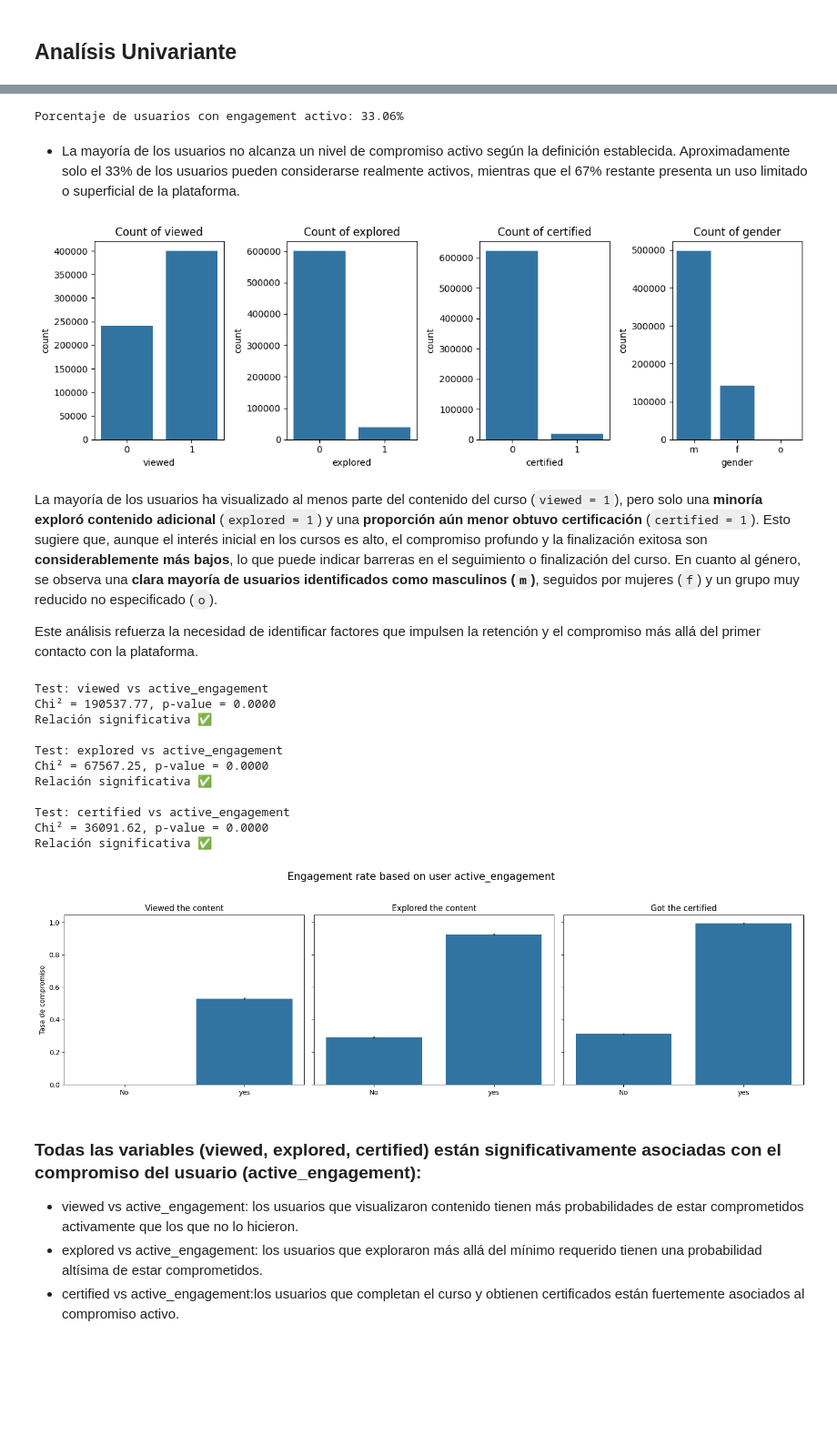
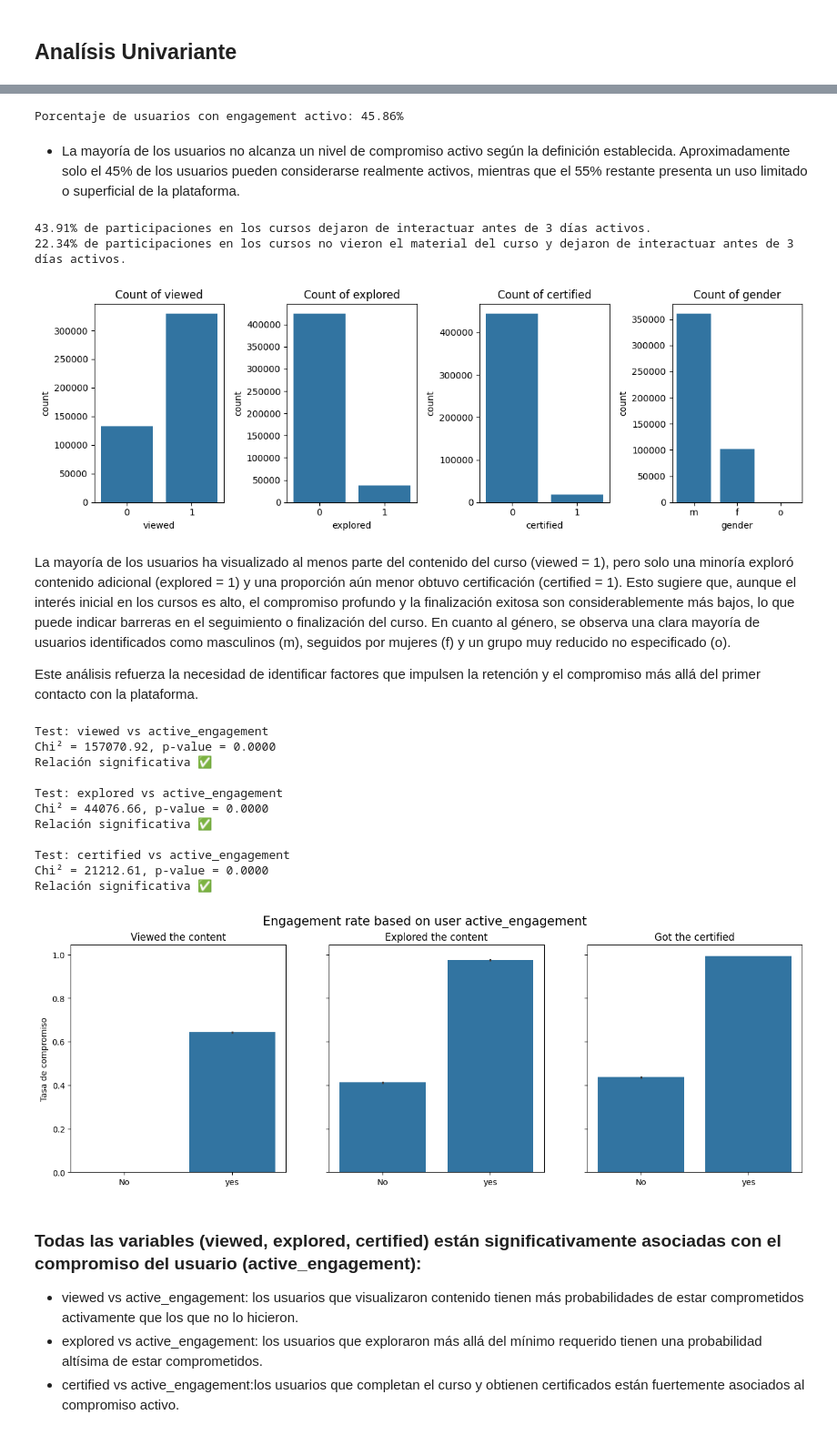
Before and after one commit to abdonrb/Course-engagement, a Jupyter notebook: notebooks/Eda.ipynb, the cells around one changed output, grey strips where cells are left out. Shown at 91% size. Saved outputs shown, nothing was run; the diff lists cells and outputs as text; code cells hidden in the pictures; blank space fills up the shorter version.

```diff
--- a/notebooks/Eda.ipynb
+++ b/notebooks/Eda.ipynb
@@ -240,9 +240,8 @@ df['gender'].fillna((df['gender'].mode()[0]),inplace=True)
 
 # Imputamos gender con la moda.
 # %%
-df['last_event_DI'] = df['last_event_DI'].fillna(df['start_time_DI'])
-
-# No queremos elimianr ninguna fila por lo que imputamos lo nulos de fecha final, con la misma fecha inicial.
+df.dropna(subset='last_event_DI',inplace=True)
+# Eliminamos Totas las filas en la que este Nan 'las_event_DI'.
 # %%
 df['Total_days'] = (df['last_event_DI'] - df['start_time_DI']).dt.days
 df['Total_days'] = df['Total_days'].apply(lambda x: 1 if x == 0 else x)
@@ -330,9 +394,21 @@ plt.xticks(ticks=[0, 1], labels=['No', 'Yes'], rotation=0);
 c = df['active_engagement'].mean() * 100
 print(f"Porcentaje de usuarios con engagement activo: {c:.2f}%")
 # %% [output]
-Porcentaje de usuarios con engagement activo: 33.06%
+Porcentaje de usuarios con engagement activo: 45.86%
 # %% [markdown]
-- La mayoría de los usuarios no alcanza un nivel de compromiso activo según la definición establecida. Aproximadamente solo el 33% de los usuarios pueden considerarse realmente activos, mientras que el 67% restante presenta un uso limitado o superficial de la plataforma.
+- La mayoría de los usuarios no alcanza un nivel de compromiso activo según la definición establecida. Aproximadamente solo el 45% de los usuarios pueden considerarse realmente activos, mientras que el 55% restante presenta un uso limitado o superficial de la plataforma.
+# %%
+total = len(df)
+u_3_dias = len(df[(df['Total_days'] <= 3)])
+u_3_dias_viewed = len(df[(df['Total_days'] <= 3) & (df['viewed'] == 1)])
+porcentaje = (u_3_dias / total) * 100
+porcentaje_viewed = (u_3_dias_viewed / total) * 100
+
+print(f"{porcentaje:.2f}% de participaciones en los cursos dejaron de interactuar antes de 3 días activos.")
+print(f"{porcentaje_viewed:.2f}% de participaciones en los cursos no vieron el material del curso y dejaron de interactuar antes de 3 días activos.")
+# %% [output]
+43.91% de participaciones en los cursos dejaron de interactuar antes de 3 días activos.
+22.34% de participaciones en los cursos no vieron el material del curso y dejaron de interactuar antes de 3 días activos.
 # %%
 vars = ['viewed', 'explored', 'certified','gender']
 
@@ -344,9 +420,9 @@ for i, var in enumerate(vars):
 
 plt.tight_layout();
 # %% [output]
-[figure, old version]
+[figure, new version]
 # %% [markdown]
-La mayoría de los usuarios ha visualizado al menos parte del contenido del curso (`viewed = 1`), pero solo una **minoría exploró contenido adicional** (`explored = 1`) y una **proporción aún menor obtuvo certificación** (`certified = 1`). Esto sugiere que, aunque el interés inicial en los cursos es alto, el compromiso profundo y la finalización exitosa son **considerablemente más bajos**, lo que puede indicar barreras en el seguimiento o finalización del curso. En cuanto al género, se observa una **clara mayoría de usuarios identificados como masculinos (`m`)**, seguidos por mujeres (`f`) y un grupo muy reducido no especificado (`o`).
+La mayoría de los usuarios ha visualizado al menos parte del contenido del curso (viewed = 1), pero solo una minoría exploró contenido adicional (explored = 1) y una proporción aún menor obtuvo certificación (certified = 1). Esto sugiere que, aunque el interés inicial en los cursos es alto, el compromiso profundo y la finalización exitosa son considerablemente más bajos, lo que puede indicar barreras en el seguimiento o finalización del curso. En cuanto al género, se observa una clara mayoría de usuarios identificados como masculinos (m), seguidos por mujeres (f) y un grupo muy reducido no especificado (o).
 
 Este análisis refuerza la necesidad de identificar factores que impulsen la retención y el compromiso más allá del primer contacto con la plataforma.
 # %%
@@ -362,44 +438,43 @@ for var in test_vars:
         print("No hay relación significativa ❌")
 # %% [output]
 Test: viewed vs active_engagement
-Chi² = 190537.77, p-value = 0.0000
+Chi² = 157070.92, p-value = 0.0000
 Relación significativa ✅
 
 Test: explored vs active_engagement
-Chi² = 67567.25, p-value = 0.0000
+Chi² = 44076.66, p-value = 0.0000
 Relación significativa ✅
 
 Test: certified vs active_engagement
-Chi² = 36091.62, p-value = 0.0000
+Chi² = 21212.61, p-value = 0.0000
 Relación significativa ✅
 # %%
 fig, axes = plt.subplots(1, 3, figsize=(16, 5), sharey=True)
 
-# 1. Engagement por viewed
+# Engagement por viewed
 sns.barplot(x='viewed', y='active_engagement', data=df, ax=axes[0])
 axes[0].set_title('Viewed the content')
 axes[0].set_xticklabels(['No', 'yes'])
 axes[0].set_ylabel('Tasa de compromiso')
 axes[0].set_xlabel('')
 
-# 2. Engagement por explored
+# Engagement por explored
 sns.barplot(x='explored', y='active_engagement', data=df, ax=axes[1])
 axes[1].set_title('Explored the content')
 axes[1].set_xticklabels(['No', 'yes'])
 axes[1].set_ylabel('')
 axes[1].set_xlabel('')
 
-# 3. Engagement por certified
+# Engagement por certified
 sns.barplot(x='certified', y='active_engagement', data=df, ax=axes[2])
 axes[2].set_title('Got the certified')
 axes[2].set_xticklabels(['No', 'yes'])
 axes[2].set_ylabel('')
 axes[2].set_xlabel('')
 
-plt.suptitle('Engagement rate based on user active_engagement', fontsize=15)
-plt.tight_layout(rect=[0, 0.03, 1, 0.95]);
+plt.suptitle('Engagement rate based on user active_engagement', fontsize=15);
 # %% [output]
-[figure, old version]
+[figure, new version]
 # %% [markdown]
 ### Todas las variables (viewed, explored, certified) están significativamente asociadas con el compromiso del usuario (active_engagement):
 
```
Also changed, not shown: parts of 32 cells of this notebook.
